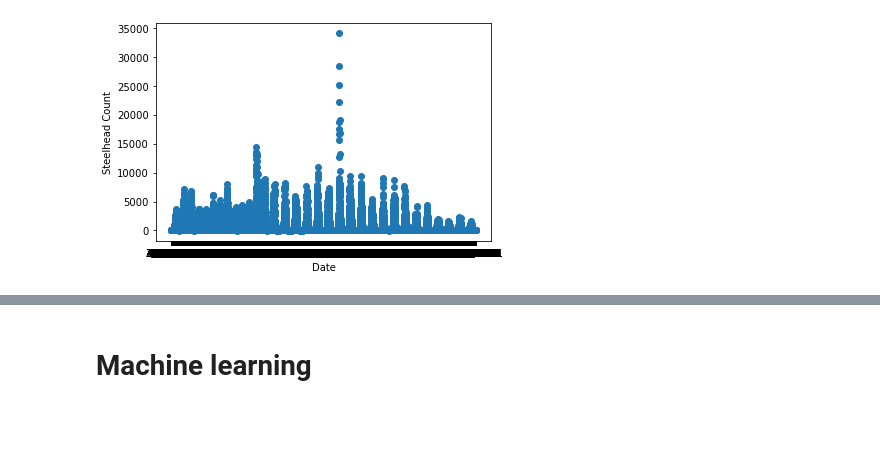
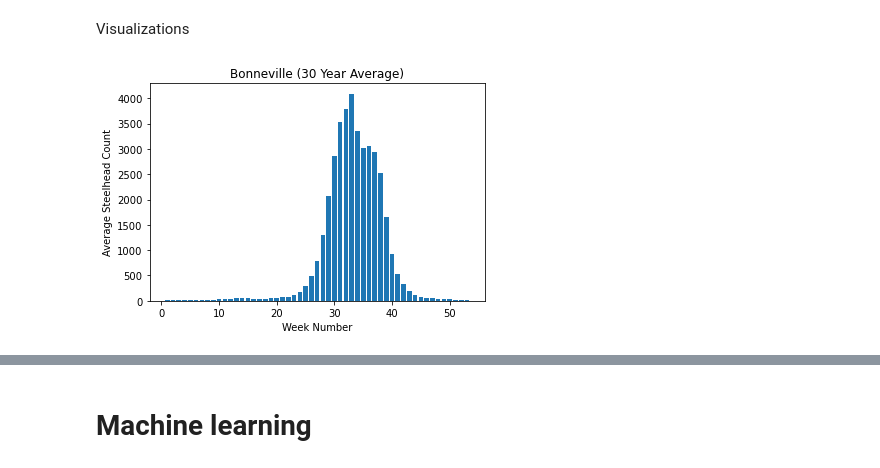
Before and after one commit to mthalken/fish_count, a Jupyter notebook: fish_ml_practice.ipynb, the cells around one changed output, grey strips where cells are left out. Cells and saved outputs as stored; diff of their text form; code cells hidden in the pictures; blank space fills up the shorter version.

```diff
--- a/fish_ml_practice.ipynb
+++ b/fish_ml_practice.ipynb
@@ -14,5 +7,6 @@ target = ['Stlhd']
 # %%
-file_path = Path('total_data.csv')
+# Load data into dataframe
+file_path = Path('Resources/combineddata.csv')
 df = pd.read_csv(file_path)
 df.head()
 # %% [output]
@@ -24,0 +19,4 @@ df.head()
+# %%
+# Pull desired columns
+df_stlhead_week_month = df[['weeknumber','monthvalue','maxtempf','mintempf','precipitationinch','watertempf','stlheadcount']]
+df_stlhead_week_month.head(3)
@@ -24,0 +28,4 @@ df.head()
+# %%
+# Drop NaN values
+week_month = df_stlhead_week_month.dropna(axis=0)
+week_month.head()
@@ -24,0 +55,4 @@ df.head()
+# %%
+# Make a df grouped by average count on week number
+week_df = week_month.groupby(['weeknumber']).mean().reset_index()
+week_df.head()
@@ -25,7 +90,11 @@ df.head()
+# %% [markdown]
+Visualizations
 # %%
-plt.scatter(df.Date, df.Stlhd)
-plt.xlabel('Date')
-plt.ylabel('Steelhead Count')
+# Bar plot of weekly average of fish count over 30 years
+plt.bar(week_df.weeknumber, week_df.stlheadcount)
+plt.title('Bonneville (30 Year Average)')
+plt.xlabel('Week Number')
+plt.ylabel('Average Steelhead Count')
 plt.show()
 # %% [output]
-[figure, old version]
+[figure, new version]
```
Also changed, not shown: parts of 48 cells of this notebook, 13 other files.
